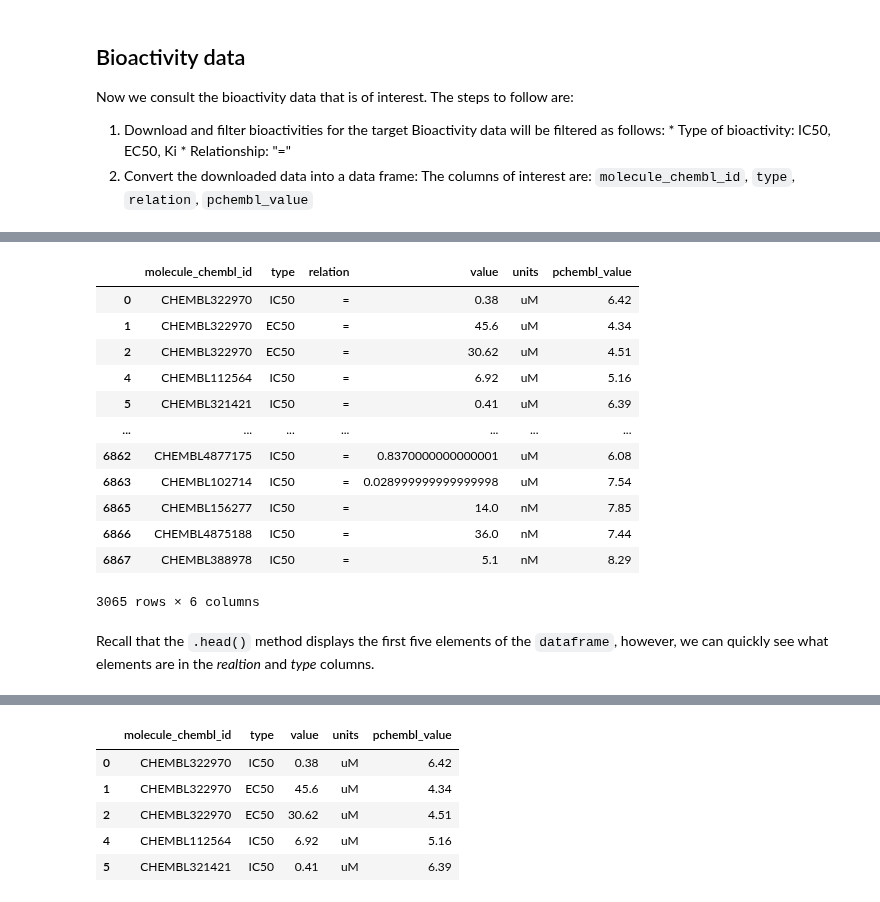
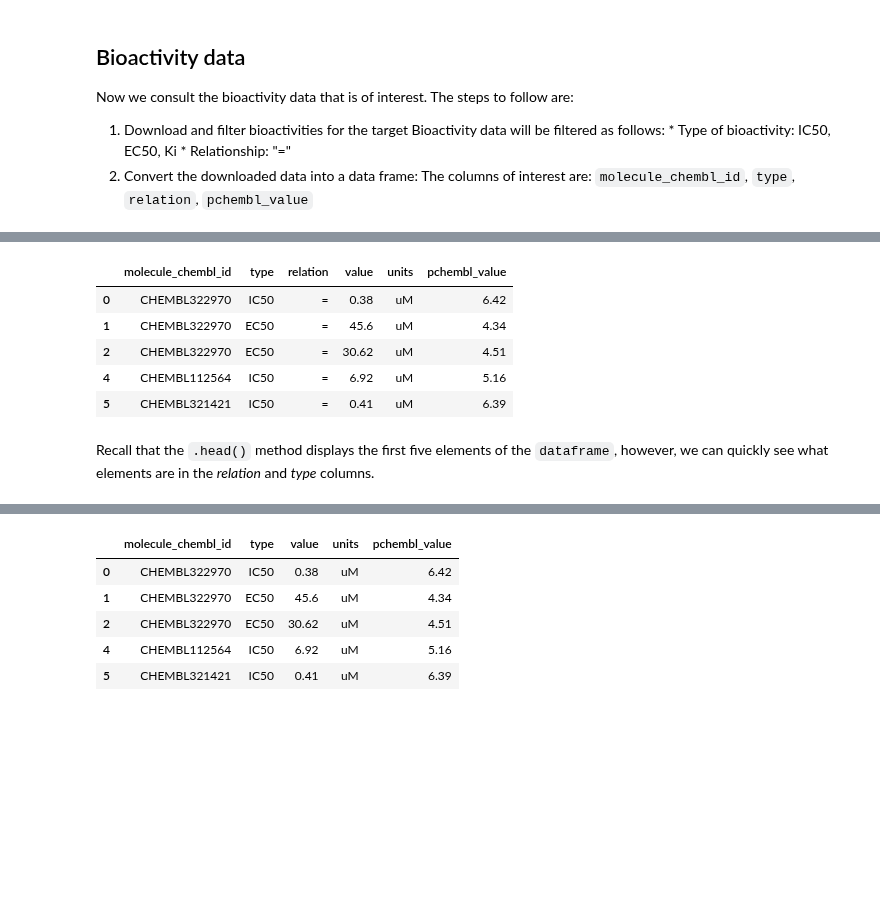
Before and after one commit to ramirezlab/CHEMO, a Jupyter notebook: 2_PART_TWO/2.1_Dataframes.en.ipynb, the cells around one changed output, grey strips where cells are left out. Drawn from its saved outputs; the diff is of its cells as text; code cells hidden in the pictures; blank space fills up the shorter version.

```diff
--- a/2_PART_TWO/2.1_Dataframes.en.ipynb
+++ b/2_PART_TWO/2.1_Dataframes.en.ipynb
@@ -490,22 +497,15 @@ Total data loaded: 3065
 # %%
 # first composites of the dataframe
-df_bioact
+df_bioact.head()
 # %% [output]
 |  | molecule_chembl_id | type | relation | value | units | pchembl_value |
 | 0 | CHEMBL322970 | IC50 | = | 0.38 | uM | 6.42 |
 | 1 | CHEMBL322970 | EC50 | = | 45.6 | uM | 4.34 |
 | 2 | CHEMBL322970 | EC50 | = | 30.62 | uM | 4.51 |
 | 4 | CHEMBL112564 | IC50 | = | 6.92 | uM | 5.16 |
 | 5 | CHEMBL321421 | IC50 | = | 0.41 | uM | 6.39 |
-| ... | ... | ... | ... | ... | ... | ... |
-| 6862 | CHEMBL4877175 | IC50 | = | 0.8370000000000001 | uM | 6.08 |
-| 6863 | CHEMBL102714 | IC50 | = | 0.028999999999999998 | uM | 7.54 |
-| 6865 | CHEMBL156277 | IC50 | = | 14.0 | nM | 7.85 |
-| 6866 | CHEMBL4875188 | IC50 | = | 36.0 | nM | 7.44 |
-| 6867 | CHEMBL388978 | IC50 | = | 5.1 | nM | 8.29 |
-3065 rows × 6 columns
 # %% [markdown]
-Recall that the `.head()` method displays the first five elements of the `dataframe`, however, we can quickly see what elements are in the *realtion* and *type* columns.
+Recall that the `.head()` method displays the first five elements of the `dataframe`, however, we can quickly see what elements are in the *relation* and *type* columns.
 # %%
 df_bioact['relation'].value_counts()
 # %% [output]
```
Also changed, not shown: parts of 35 cells of this notebook, 3 other files.
